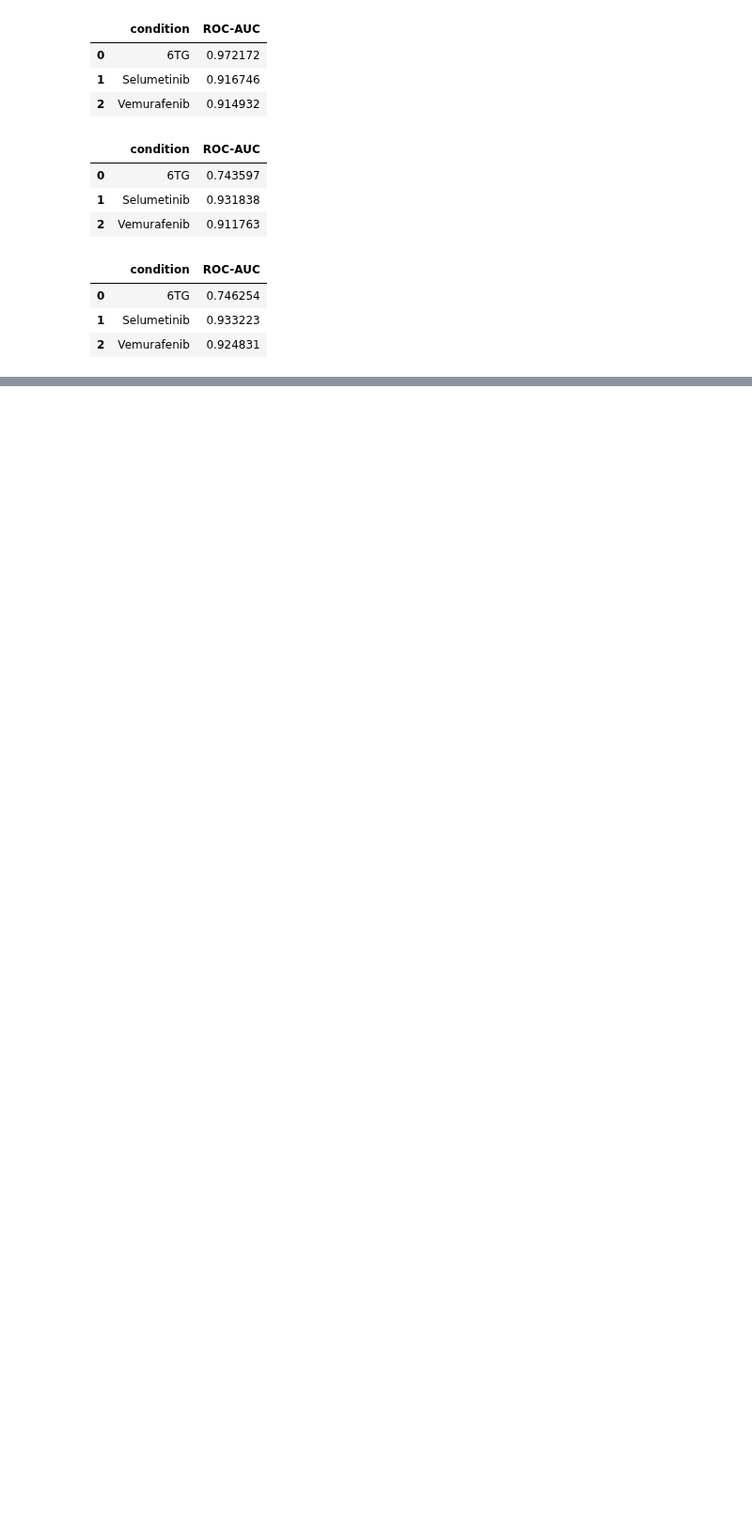
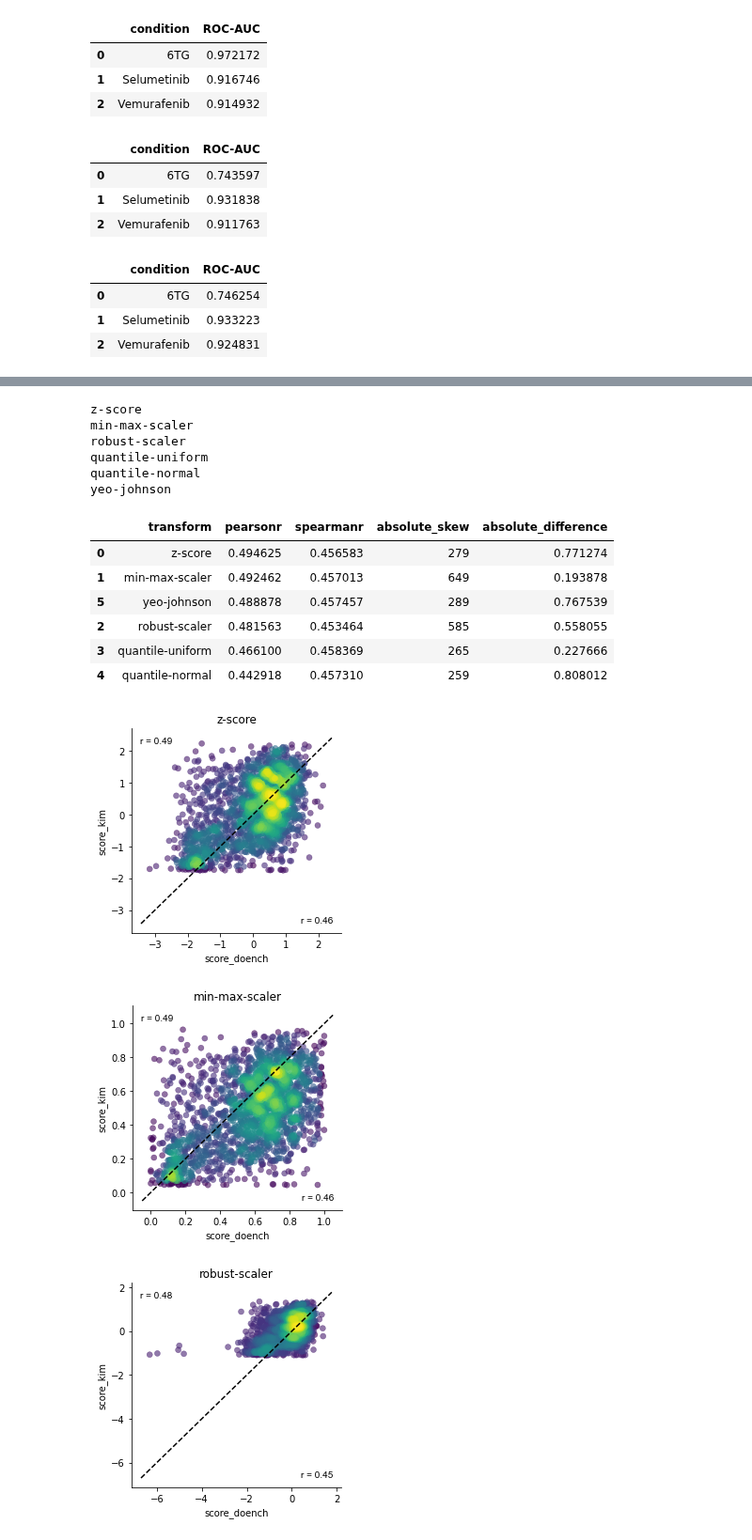
Before and after one commit to gpp-rnd/rs_dev, a Jupyter notebook: code/00_processing_Doench2016.ipynb, the cells around one changed output, grey strips where cells are left out. Shown at 94% size. Cells and saved outputs as stored; diff of their text form; code cells hidden in the pictures; blank space fills up the shorter version.

```diff
--- a/code/00_processing_Doench2016.ipynb
+++ b/code/00_processing_Doench2016.ipynb
@@ -16,5 +19,6 @@ import gpplot
 # %%
 training_data = pd.read_csv('../data/raw/Doench2016_Res_lognorms.csv')
+kim_processed_data = pd.read_csv('../data/external/Kim2019_train_activity_v1.csv')
 # %%
 etp_cols = ['none;ETP;A', 'none;ETP;B', 'none;ETP;C', 'none;ETP;D']
 filtered_lognorms = pool.filter_pdna(training_data, etp_cols, z_low=-3)
@@ -129,0 +142,25 @@ roc_aucs
+# %%
+compare_dataset_transforms(df1=relevant_sgs_designs, df1_score_col='avg_lfc',
+                           df1_name='_doench',
+                           df2=kim_processed_data, df2_score_col='indel_freq',
+                           df2_name='_kim',
+                           merge_col='sgRNA Context Sequence',
+                           df1_group_col=['Target Gene Symbol', 'condition'],
+                           df1_avg_col='sgRNA Context Sequence')
+# %% [output]
+z-score
+min-max-scaler
+robust-scaler
+quantile-uniform
+quantile-normal
+yeo-johnson
+|  | transform | pearsonr | spearmanr | absolute_skew | absolute_difference |
+| 0 | z-score | 0.494625 | 0.456583 | 279 | 0.771274 |
+| 1 | min-max-scaler | 0.492462 | 0.457013 | 649 | 0.193878 |
+| 5 | yeo-johnson | 0.488878 | 0.457457 | 289 | 0.767539 |
+| 2 | robust-scaler | 0.481563 | 0.453464 | 585 | 0.558055 |
+| 3 | quantile-uniform | 0.466100 | 0.458369 | 265 | 0.227666 |
+| 4 | quantile-normal | 0.442918 | 0.457310 | 259 | 0.808012 |
+[figure, added]
+[figure, added]
+[figure, added]
```
Also changed, not shown: parts of 7 cells of this notebook, 19 other files.
